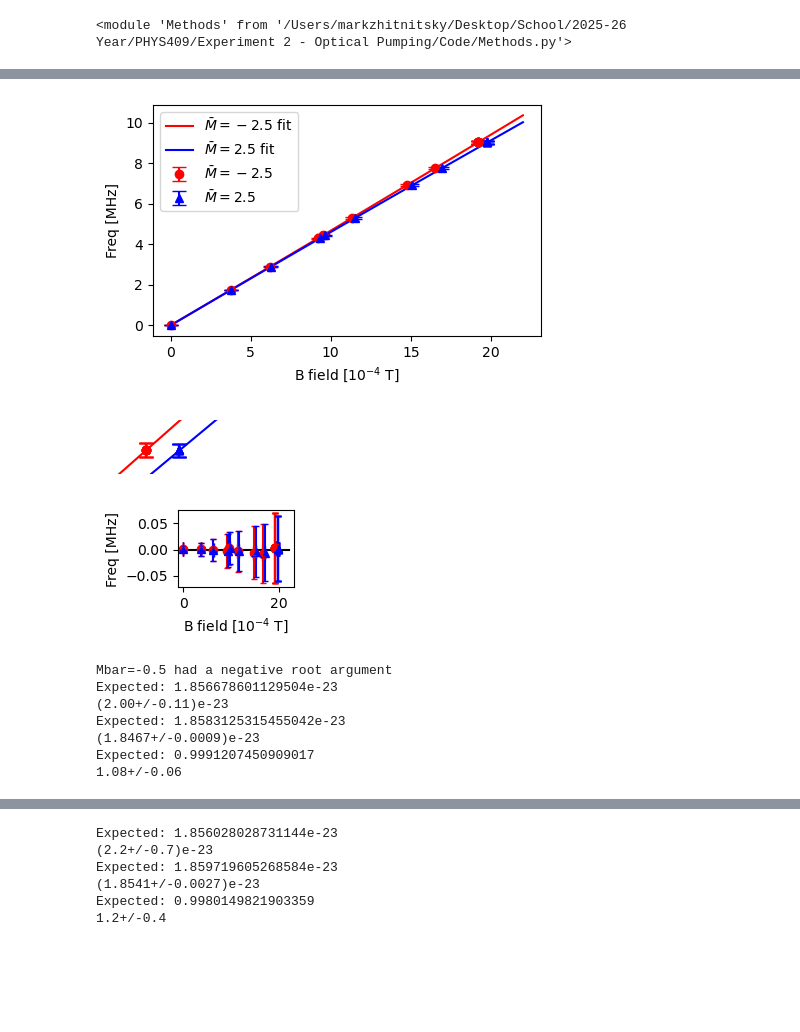
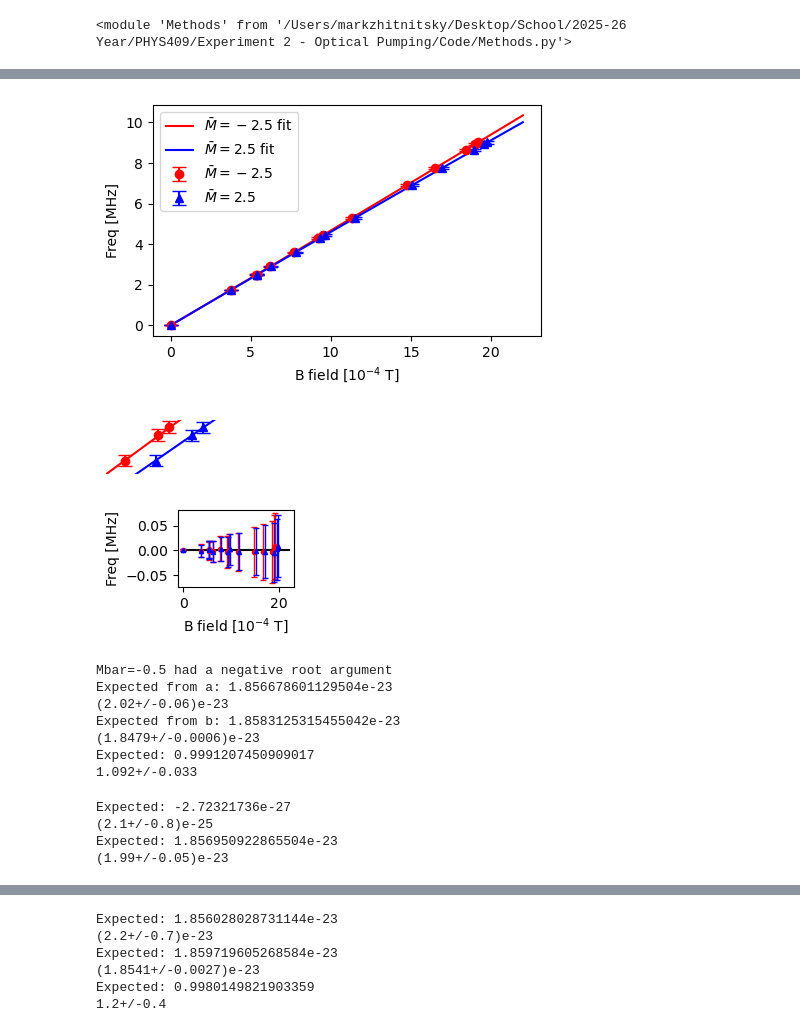
Before and after one commit to MarkZhit/PHYS409-Optical_Pumping, a Jupyter notebook: quadraticZeemanAnalysis.ipynb, the cells around one changed output, grey strips where cells are left out. Saved outputs shown, nothing was run; the diff lists cells and outputs as text; code cells hidden in the pictures; blank space fills up the shorter version.

```diff
--- a/quadraticZeemanAnalysis.ipynb
+++ b/quadraticZeemanAnalysis.ipynb
@@ -590,8 +590,8 @@ plt.plot(bFullAxis * 10**4, quadratic_0intercept(output85d1.beta, bFullAxis) / 1
 plt.plot(bFullAxis * 10**4, quadratic_0intercept(output85d6.beta, bFullAxis) / 10**6, label=r'$\bar{M}=2.5$ fit', color='blue')
 # plt.ylabel('Freq [MHz]')
 # plt.xlabel('B field [$10^{-4}$ T]')
-plt.xlim(18.5,20.5)
-plt.ylim(8.8,9.3)
+plt.xlim(18.1,20.1)
+plt.ylim(8.5,9.1)
 plt.axis('off')
 plt.savefig("./figures/quadratic Zeeman-zoomed mar 30.pdf", bbox_inches='tight', pad_inches=0, dpi=300)
 plt.show()
@@ -616,53 +616,52 @@ plt.show()
 # plt.savefig("./figures/quadratic Zeeman residual Ideal mar 27", dpi=300)
 # plt.show()
 
-# plt.figure(figsize=(1.5,0.7))
+# plt.figure(figsize=(5,3))
 plt.figure(figsize=(1.5,1))
 plt.plot(bFullAxis * 10**4, np.zeros(len(bFullAxis)), color="black")
-plt.errorbar(Rb85d1 * 10**4, Rb85d1Residual, xerr=uRb85d1 * 10**4, capsize=5, label=r'$\bar{M}=-2.5$ residual', fmt='o', color='red')
-# plt.errorbar(Rb85d2 * 10**4, Rb85d2Residual, xerr=uRb85d2 * 10**4, capsize=5, label='residual of Rb85 dip2', fmt='o', color='red')
-# plt.errorbar(Rb85d3 * 10**4, Rb85d3Residual, xerr=uRb85d3 * 10**4, capsize=5, label='residual of Rb85 dip3', fmt='o', color='red')
-# plt.errorbar(Rb85d4 * 10**4, Rb85d4Residual, xerr=uRb85d4 * 10**4, capsize=5, label='residual of Rb85 dip4', fmt='o', color='red')
-# plt.errorbar(Rb85d5 * 10**4, Rb85d5Residual, xerr=uRb85d5 * 10**4, capsize=5, label='residual of Rb85 dip5', fmt='o', color='red')
-plt.errorbar(Rb85d6 * 10**4, Rb85d6Residual, xerr=uRb85d6 * 10**4, capsize=5, label=r'$\bar{M}=2.5$ residual', fmt='^', color='blue')
+# plt.errorbar(Rb85d1 * 10**4, Rb85d1Residual, xerr=uRb85d1 * 10**4, capsize=5, label=r'$\bar{M}=-2.5$ residual', fmt='o', color='red')
+# # plt.errorbar(Rb85d2 * 10**4, Rb85d2Residual, xerr=uRb85d2 * 10**4, capsize=5, label='residual of Rb85 dip2', fmt='o', color='red')
+# # plt.errorbar(Rb85d3 * 10**4, Rb85d3Residual, xerr=uRb85d3 * 10**4, capsize=5, label='residual of Rb85 dip3', fmt='o', color='red')
+# # plt.errorbar(Rb85d4 * 10**4, Rb85d4Residual, xerr=uRb85d4 * 10**4, capsize=5, label='residual of Rb85 dip4', fmt='o', color='red')
+# # plt.errorbar(Rb85d5 * 10**4, Rb85d5Residual, xerr=uRb85d5 * 10**4, capsize=5, label='residual of Rb85 dip5', fmt='o', color='red')
+# plt.errorbar(Rb85d6 * 10**4, Rb85d6Residual, xerr=uRb85d6 * 10**4, capsize=5, label=r'$\bar{M}=2.5$ residual', fmt='^', color='blue')
 
 
-plt.errorbar(Rb85d1 * 10**4, Rb85d1Residual, yerr=uFreq85d1, capsize=2, markersize=3, label=r'$\bar{M}=-2.5$ residual', fmt='o', color='red')
+plt.errorbar(Rb85d1 * 10**4, Rb85d1Residual, yerr=uFreq85d1, capsize=2, markersize=3, linewidth=1, label=r'$\bar{M}=-2.5$ residual', fmt='o', color='red')
 # plt.errorbar(Rb85d2 * 10**4, Rb85d2Residual, yerr=uFreq85d2, capsize=2, label='residual of Rb85 dip2', fmt='o', color='red')
 # plt.errorbar(Rb85d3 * 10**4, Rb85d3Residual, yerr=uFreq85d3, capsize=2, label='residual of Rb85 dip3', fmt='o', color='red')
 # plt.errorbar(Rb85d4 * 10**4, Rb85d4Residual, yerr=uFreq85d4, capsize=2, label='residual of Rb85 dip4', fmt='o', color='red')
 # plt.errorbar(Rb85d5 * 10**4, Rb85d5Residual, yerr=uFreq85d5, capsize=2, label='residual of Rb85 dip5', fmt='o', color='red')
-plt.errorbar(Rb85d6 * 10**4, Rb85d6Residual, yerr=uFreq85d6, capsize=2, markersize=3, label=r'$\bar{M}=2.5$ residual', fmt='^', color='blue')
+plt.errorbar(Rb85d6 * 10**4, Rb85d6Residual, yerr=uFreq85d6, capsize=2, markersize=3, linewidth=1, label=r'$\bar{M}=2.5$ residual', fmt='^', color='blue')
 
 # plt.errorbar(Rb87d1 * 10**4, Rb87d1Residual, xerr=uRb87d1 * 10**4, capsize=5, label='residual of Rb87 dip1', fmt='o', color='blue')
 # plt.errorbar(Rb87d2 * 10**4, Rb87d2Residual, xerr=uRb87d2 * 10**4, capsize=5, label='residual of Rb87 dip1', fmt='o', color='blue')
 # plt.errorbar(Rb87d3 * 10**4, Rb87d3Residual, xerr=uRb87d3 * 10**4, capsize=5, label='residual of Rb87 dip1', fmt='o', color='blue')
 # plt.errorbar(Rb87d4 * 10**4, Rb87d4Residual, xerr=uRb87d4 * 10**4, capsize=5, label='residual of Rb87 dip1', fmt='o', color='blue')
 
 # print("max residual:", max(Rb85d1Residual))
 # print("max residual:", max(Rb85d2Residual))
 # print("max residual:", max(Rb85d3Residual))
 # print("max residual:", max(Rb85d4Residual))
 # print("max residual:", max(Rb85d5Residual))
 # print("max residual:", max(Rb85d6Residual))
 #
 # print("min residual:", min(Rb85d1Residual))
 # print("min residual:", min(Rb85d2Residual))
 # print("min residual:", min(Rb85d3Residual))
 # print("min residual:", min(Rb85d4Residual))
 # print("min residual:", min(Rb85d5Residual))
 # print("min residual:", min(Rb85d6Residual))
 
-plt.ylabel('Freq [MHz]', loc='bottom')
+plt.ylabel('Freq [MHz]')
 plt.xlabel(r'B field [$10^{-4}$ T]')
 plt.savefig("./figures/quadratic Zeeman residual mar 27.pdf", dpi=300, pad_inches=0, bbox_inches='tight')
 plt.show()
 # %% [output]
-[figure, old version]
+[figure, new version]
-[figure, old version]
+[figure, new version]
-[figure, old version]
+[figure, new version]
 # %%
-
 # aFitted = -2*(((M-0.5)*(g_J * mu_B + muI(I, gI)/I)**2)/((2*I + 1)**2 * h * dEhfs))
 # dip1 has M=-2
 # gJImuB = (g_J + g_I)*muB
@@ -671,35 +670,28 @@ gI = gI85
 dEhfs = dEhfs85
 # (gJ+gI) * muB
 gJImuB_Rb85 = []
+gJ2ImuB_Rb85 = []
 
-for M,a in zip([-2,-1,0,1,2,3],[a85d1,a85d2,a85d3,a85d4,a85d5,a85d6]):
+for M,a,b in zip([-2,-1,0,1,2,3],[a85d1,a85d2,a85d3,a85d4,a85d5,a85d6],[b85d1,b85d2,b85d3,b85d4,b85d5,b85d6]):
     # a = a + 2.3e10
     if (((a*((2*I + 1)**2 * h * dEhfs))/(-2*(M-0.5))) < 0):
         print("Mbar="+str(M-0.5)+" had a negative root argument")
         continue
     # print(sqrt((a85d1*((2*I + 1)**2 * h * dEhfs))/(-2*(M-0.5))))
     gJImuB_Rb85.append(sqrt((a*((2*I + 1)**2 * h * dEhfs))/(-2*(M-0.5))))
+    gJ2ImuB_Rb85.append(b*((2*I + 1) * h))
 
 # for gJImuB in gJImuB_Rb85:
 #     print(gJImuB)
 
 avggJImuB_Rb85 = np.mean(gJImuB_Rb85)
 
-print("Expected: " + str((gJ+gI) * muB))
+print("Expected from a: " + str((gJ+gI) * muB))
 print(avggJImuB_Rb85)
-
-# ((g_J * mu_B - 2*muI(I, gI))/((2*I + 1) * h))
-
-# (gJ-2*I*gI) * muB
-gJ2ImuB_Rb85 = []
-
-for M,b in zip([-2,-1,0,1,2,3],[b85d1,b85d2,b85d3,b85d4,b85d5,b85d6]):
-    # print(b85d1*((2*I + 1) * h))
-    gJ2ImuB_Rb85.append(b*((2*I + 1) * h))
 
 avggJ2ImuB_Rb85 = np.mean(gJ2ImuB_Rb85)
 
-print("Expected: " + str((gJ-2*I*gI) * muB))
+print("Expected from b: " + str((gJ-2*I*gI) * muB))
 print(avggJ2ImuB_Rb85)
 
 
@@ -707,9 +699,27 @@ print("Expected: " + str((gJ+gI)/(gJ-2*I*gI)))
 print(avggJImuB_Rb85/avggJ2ImuB_Rb85)
 # %% [output]
 Mbar=-0.5 had a negative root argument
-Expected: 1.856678601129504e-23
-(2.00+/-0.11)e-23
-Expected: 1.8583125315455042e-23
-(1.8467+/-0.0009)e-23
+Expected from a: 1.856678601129504e-23
+(2.02+/-0.06)e-23
+Expected from b: 1.8583125315455042e-23
+(1.8479+/-0.0006)e-23
 Expected: 0.9991207450909017
-1.08+/-0.06
+1.092+/-0.033
+# %%
+# avggJ2ImuB_Rb85 = (gJ-2*I*gI) * muB
+# avggJImuB_Rb85 = (gJ+gI) * muB
+muBgI = (avggJImuB_Rb85 - avggJ2ImuB_Rb85)/8 # (2*I*gI + gI)*muB/8 = gI*muB
+
+print("Expected: " + str(gI * muB))
+print(muBgI)
+# ^ this will never work, because gI is so small compared to gJ
+
+muBgJ = (avggJImuB_Rb85*5 + avggJ2ImuB_Rb85)/6 # = muB * (5gJ + 5gI + gJ - 5gI) / 6 = muB * gJ
+
+print("Expected: " + str(gJ * muB))
+print(muBgJ)
+# %% [output]
+Expected: -2.72321736e-27
+(2.1+/-0.8)e-25
+Expected: 1.856950922865504e-23
+(1.99+/-0.05)e-23
```
Also changed, not shown: parts of 3 cells of this notebook, 29 other files.
